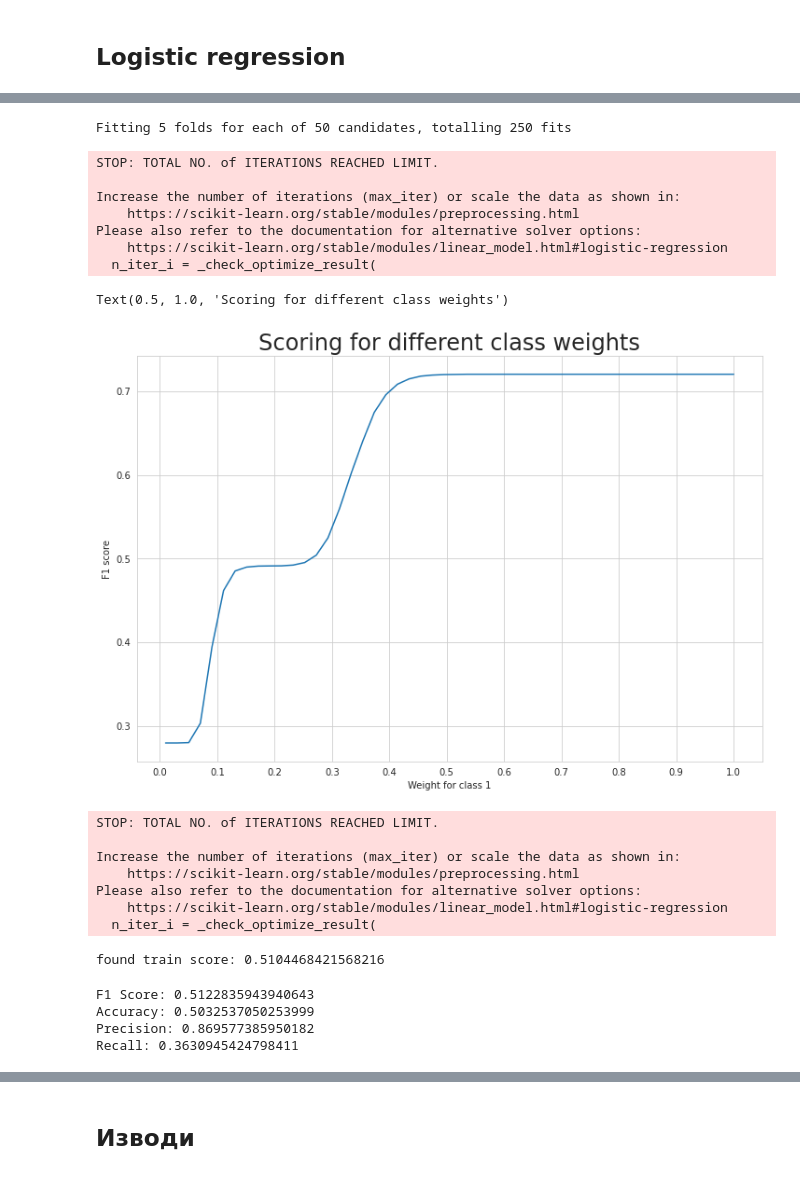
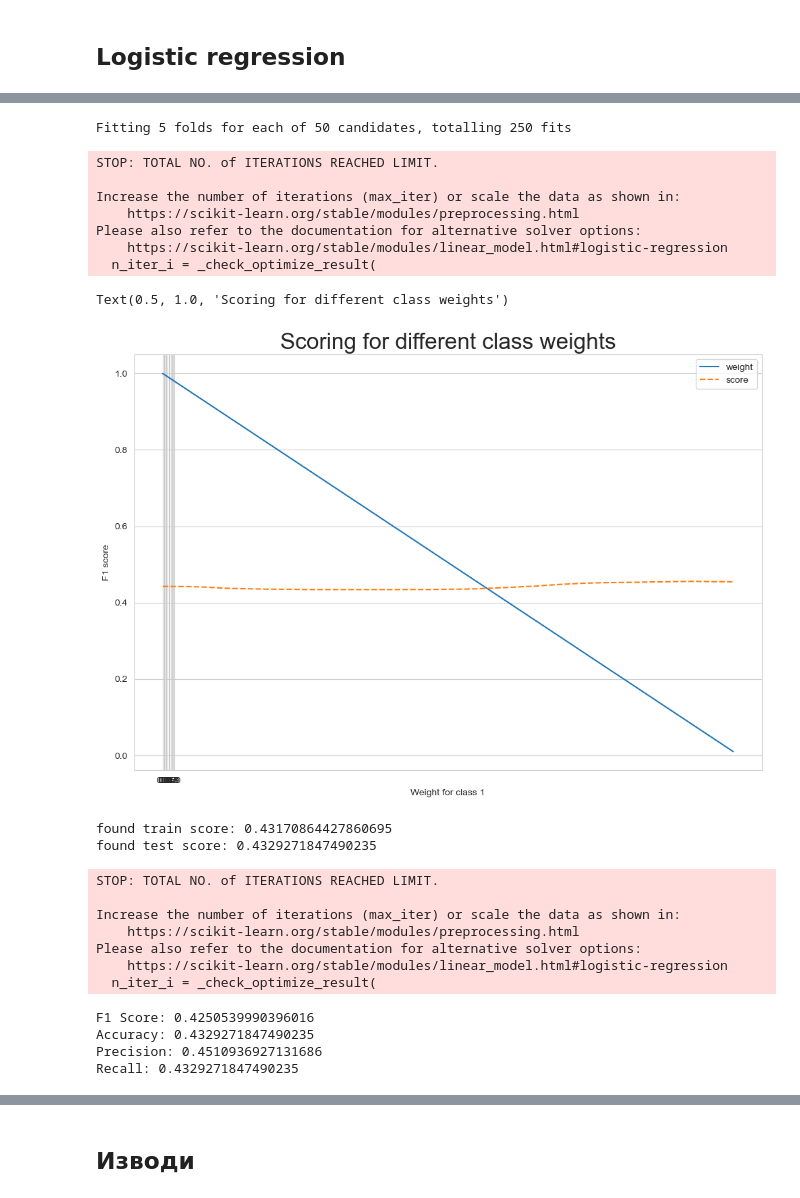
Before and after one commit to dundurlunka/ml-grand-slam, a Jupyter notebook: ml_grand_slam-final.ipynb, the cells around one changed output, grey strips where cells are left out. Saved outputs shown, nothing was run; the diff lists cells and outputs as text; code cells hidden in the pictures.

```diff
--- a/ml_grand_slam-final.ipynb
+++ b/ml_grand_slam-final.ipynb
@@ -142,7 +156,7 @@ import matplotlib.pyplot as plt
 from sklearn.neighbors import KNeighborsClassifier
 from sklearn.model_selection import train_test_split
 # %%
-joinedData = pd.read_csv('./wrangled-data.csv')
+joinedData = pd.read_csv('./data/wrangled-data.csv')
 joinedData = joinedData.drop(columns=['Unnamed: 0'])
 # %%
 joinedData['Direction'].value_counts().plot(kind='bar')
@@ -170,7 +184,7 @@ from sklearn.compose import ColumnTransformer
 from sklearn.preprocessing import OneHotEncoder
 from sklearn.compose import make_column_transformer
 
-categorical_columns = ['Surface', 'FullNameServer', 'FullNameReturner', 'PointsServer', 'PointsReturner', 'HandReturner', 'Tournament']
+categorical_columns = ['Surface', 'FullNameServer', 'PointsServer', 'PointsReturner', 'HandReturner']
 
 encoded_X = pd.get_dummies(X, columns=categorical_columns)
 # %%
@@ -252,35 +310,35 @@ weights = np.linspace(0.0,0.99,50)
 
 #Creating a dictionary grid for grid search
 param_grid = {'class_weight': [{0:x, 1:1.0-x} for x in weights]}
 
 #Fitting grid search to the train data with 5 folds
 gridsearch = GridSearchCV(estimator= lr,
                           param_grid= param_grid,
                           cv=StratifiedKFold(),
                           n_jobs=-1,
                           scoring='accuracy',
                           verbose=2).fit(X_train, y_train)
 
 #Ploting the score for different values of weight
 sns.set_style('whitegrid')
 plt.figure(figsize=(12,8))
 weigh_data = pd.DataFrame({ 'score': gridsearch.cv_results_['mean_test_score'], 'weight': (1- weights)})
-sns.lineplot(weigh_data['weight'], weigh_data['score'])
+sns.lineplot((weigh_data['weight'], weigh_data['score']))
 plt.xlabel('Weight for class 1')
 plt.ylabel('F1 score') # ACCURACY !!!
 plt.xticks([round(i/10,1) for i in range(0,11,1)])
 plt.title('Scoring for different class weights', fontsize=24)
 # %% [output]
 Fitting 5 folds for each of 50 candidates, totalling 250 fits
 STOP: TOTAL NO. of ITERATIONS REACHED LIMIT.
 
 Increase the number of iterations (max_iter) or scale the data as shown in:
     https://scikit-learn.org/stable/modules/preprocessing.html
 Please also refer to the documentation for alternative solver options:
     https://scikit-learn.org/stable/modules/linear_model.html#logistic-regression
   n_iter_i = _check_optimize_result(
 Text(0.5, 1.0, 'Scoring for different class weights')
-[figure, old version]
+[figure, new version]
 # %%
 from sklearn.linear_model import LogisticRegression
 
@@ -294,31 +352,33 @@ train_score = regression.score(X_train, y_train)
 test_score = regression.score(X_test, y_test)
 
 print(f'found train score: {train_score}')
+print(f'found test score: {test_score}')
 # %% [output]
-STOP: TOTAL NO. of ITERATIONS REACHED LIMIT.
-
-Increase the number of iterations (max_iter) or scale the data as shown in:
-    https://scikit-learn.org/stable/modules/preprocessing.html
-Please also refer to the documentation for alternative solver options:
-    https://scikit-learn.org/stable/modules/linear_model.html#logistic-regression
-  n_iter_i = _check_optimize_result(
+found train score: 0.43170864427860695
+found test score: 0.4329271847490235
-found train score: 0.5104468421568216
+STOP: TOTAL NO. of ITERATIONS REACHED LIMIT.
+
+Increase the number of iterations (max_iter) or scale the data as shown in:
+    https://scikit-learn.org/stable/modules/preprocessing.html
+Please also refer to the documentation for alternative solver options:
+    https://scikit-learn.org/stable/modules/linear_model.html#logistic-regression
+  n_iter_i = _check_optimize_result(
 # %%
 from sklearn import metrics
 
 y_pred = regression.predict(X_test)
-print(f"F1 Score: {metrics.f1_score(y_test, y_pred)}")
+print(f"F1 Score: {metrics.f1_score(y_test, y_pred, average='weighted')}")
 
 print("Accuracy:",metrics.accuracy_score(y_test, y_pred))
 
-print("Precision:",metrics.precision_score(y_test, y_pred))
+print("Precision:",metrics.precision_score(y_test, y_pred, average='weighted'))
 
-print("Recall:",metrics.recall_score(y_test, y_pred))
+print("Recall:",metrics.recall_score(y_test, y_pred, average='weighted'))
 # %% [output]
-F1 Score: 0.5122835943940643
-Accuracy: 0.5032537050253999
-Precision: 0.869577385950182
-Recall: 0.3630945424798411
+F1 Score: 0.4250539990396016
+Accuracy: 0.4329271847490235
+Precision: 0.4510936927131686
+Recall: 0.4329271847490235
 # %%
 import matplotlib.pyplot as plt
 from sklearn.metrics import plot_confusion_matrix
```
Also changed, not shown: parts of 13 cells of this notebook, 5 other files.
